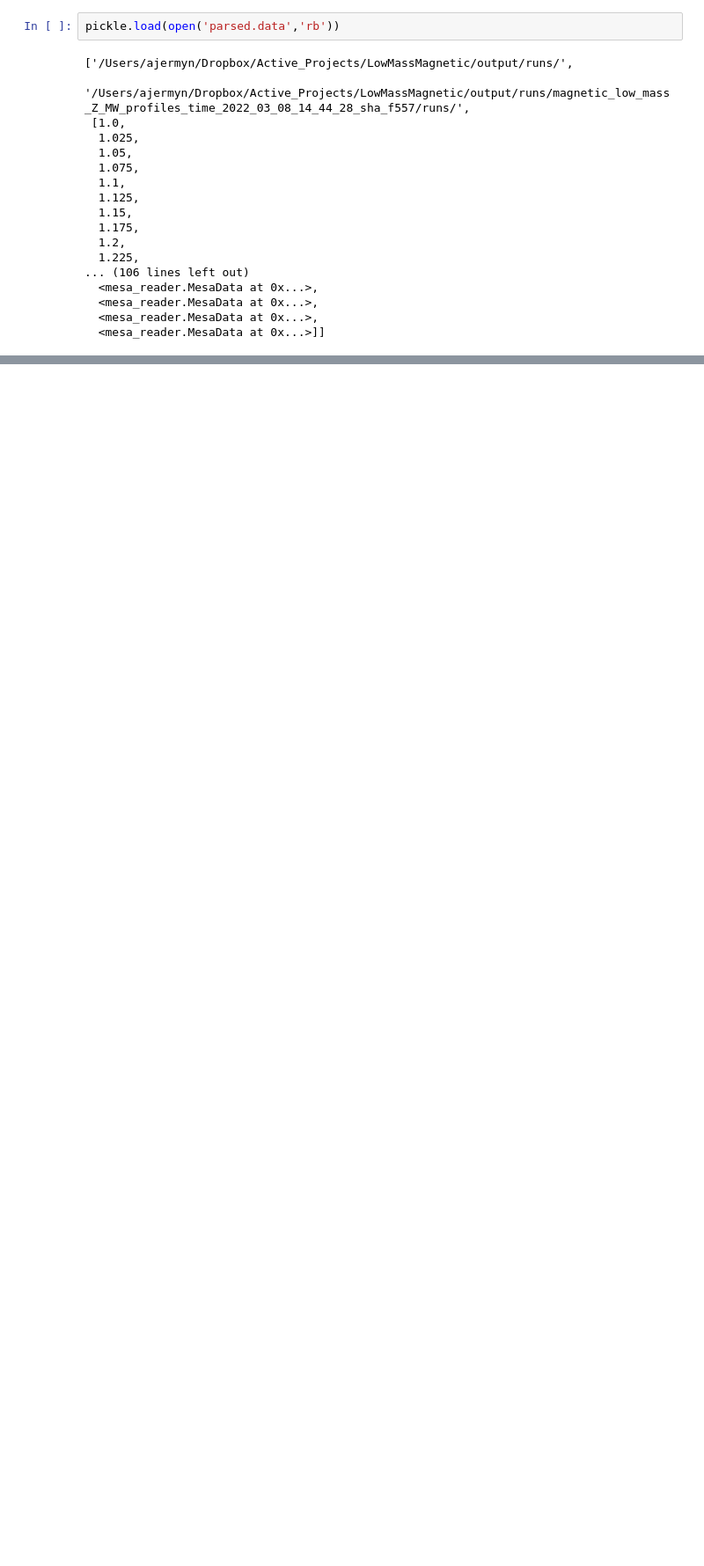
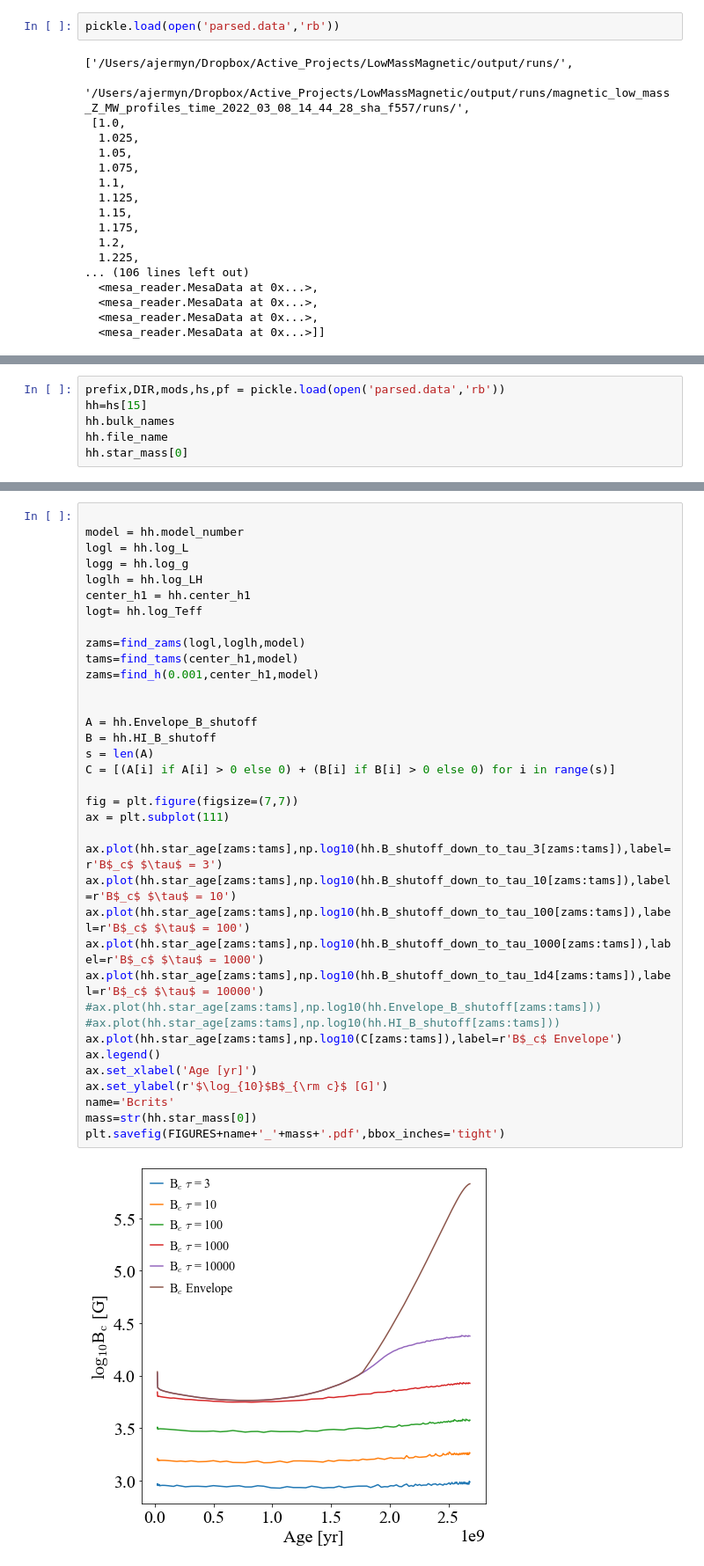
Before and after one commit to matteocantiello/gwade, a Jupyter notebook: code/gwade.ipynb, the cells around one changed output, grey strips where cells are left out. Shown at 88% size. Cells and saved outputs as stored; diff of their text form; blank space fills up the shorter version.

Commit message:
added calculation for bcrit in midms

```diff
--- a/code/gwade.ipynb
+++ b/code/gwade.ipynb
@@ -288,0 +741,6 @@ OSError: /Users/ajermyn/Dropbox/Active_Projects/LowMassMagnetic/output/runs/magn
+# %%
+prefix,DIR,mods,hs,pf = pickle.load(open('parsed.data','rb'))
+hh=hs[15]
+hh.bulk_names
+hh.file_name
+hh.star_mass[0]
@@ -288,0 +749,38 @@ OSError: /Users/ajermyn/Dropbox/Active_Projects/LowMassMagnetic/output/runs/magn
+# %%
+
+model = hh.model_number
+logl = hh.log_L
+logg = hh.log_g
+loglh = hh.log_LH
+center_h1 = hh.center_h1
+logt= hh.log_Teff
+
+zams=find_zams(logl,loglh,model)
+tams=find_tams(center_h1,model)
+zams=find_h(0.001,center_h1,model)
+
+
+A = hh.Envelope_B_shutoff
+B = hh.HI_B_shutoff
+s = len(A)
+C = [(A[i] if A[i] > 0 else 0) + (B[i] if B[i] > 0 else 0) for i in range(s)]
+
+fig = plt.figure(figsize=(7,7))
+ax = plt.subplot(111)
+
+ax.plot(hh.star_age[zams:tams],np.log10(hh.B_shutoff_down_to_tau_3[zams:tams]),label=r'B$_c$ $\tau$ = 3')
+ax.plot(hh.star_age[zams:tams],np.log10(hh.B_shutoff_down_to_tau_10[zams:tams]),label=r'B$_c$ $\tau$ = 10')
+ax.plot(hh.star_age[zams:tams],np.log10(hh.B_shutoff_down_to_tau_100[zams:tams]),label=r'B$_c$ $\tau$ = 100')
+ax.plot(hh.star_age[zams:tams],np.log10(hh.B_shutoff_down_to_tau_1000[zams:tams]),label=r'B$_c$ $\tau$ = 1000')
+ax.plot(hh.star_age[zams:tams],np.log10(hh.B_shutoff_down_to_tau_1d4[zams:tams]),label=r'B$_c$ $\tau$ = 10000')
+#ax.plot(hh.star_age[zams:tams],np.log10(hh.Envelope_B_shutoff[zams:tams]))
+#ax.plot(hh.star_age[zams:tams],np.log10(hh.HI_B_shutoff[zams:tams]))
+ax.plot(hh.star_age[zams:tams],np.log10(C[zams:tams]),label=r'B$_c$ Envelope')
+ax.legend()
+ax.set_xlabel('Age [yr]')
+ax.set_ylabel(r'$\log_{10}$B$_{\rm c}$ [G]')
+name='Bcrits'
+mass=str(hh.star_mass[0])
+plt.savefig(FIGURES+name+'_'+mass+'.pdf',bbox_inches='tight')
+# %% [output]
+[figure, added]
```
Also changed, not shown: parts of 15 cells of this notebook, 1 other file.
